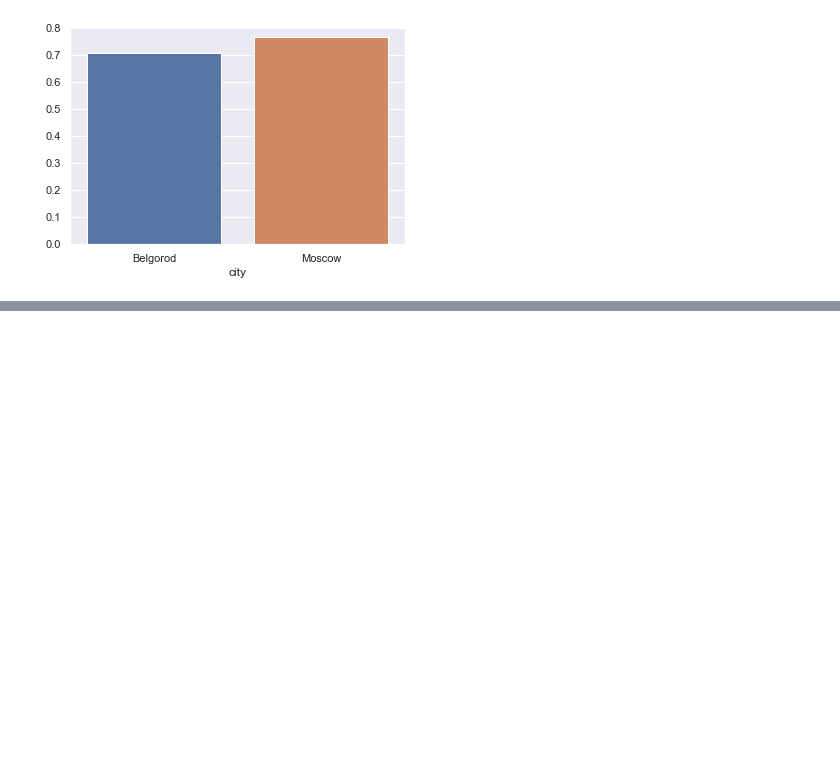
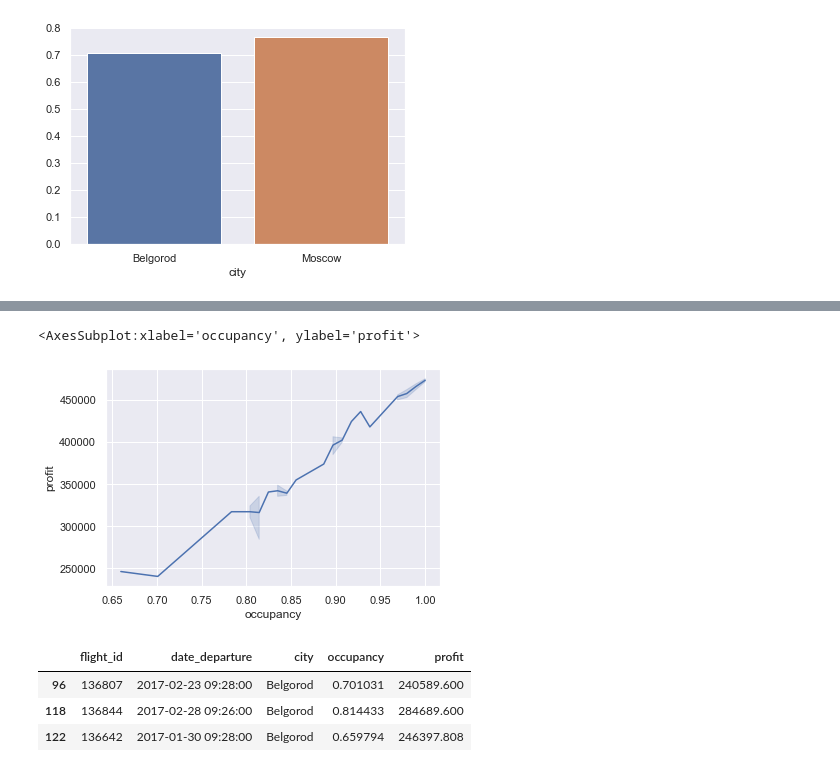
Before and after one commit to daimond025/skillFactory, a Jupyter notebook: module 4/module 4.ipynb, the cells around one changed output, grey strips where cells are left out. Saved outputs shown, nothing was run; the diff lists cells and outputs as text; code cells hidden in the pictures; blank space fills up the shorter version.

```diff
--- a/module 4/module 4.ipynb
+++ b/module 4/module 4.ipynb
@@ -219,0 +232,14 @@ seaborn.barplot(x=dff.index, y=dff.values)
+# %%
+Belgorod_city = df[df['city'] == 'Belgorod' ].copy()
+seaborn.lineplot(x='occupancy', y='profit', data=Belgorod_city)
+# %% [output]
+<AxesSubplot:xlabel='occupancy', ylabel='profit'>
+[figure, added]
+# %%
+low_profit = df[df['profit'] < 300000].copy()
+low_profit[['flight_id', 'date_departure', 'city', 'occupancy', 'profit']]
+# %% [output]
+|  | flight_id | date_departure | city | occupancy | profit |
+| 96 | 136807 | 2017-02-23 09:28:00 | Belgorod | 0.701031 | 240589.600 |
+| 118 | 136844 | 2017-02-28 09:26:00 | Belgorod | 0.814433 | 284689.600 |
+| 122 | 136642 | 2017-01-30 09:28:00 | Belgorod | 0.659794 | 246397.808 |
```
Also changed, not shown: parts of 9 cells of this notebook, 4 other files.
